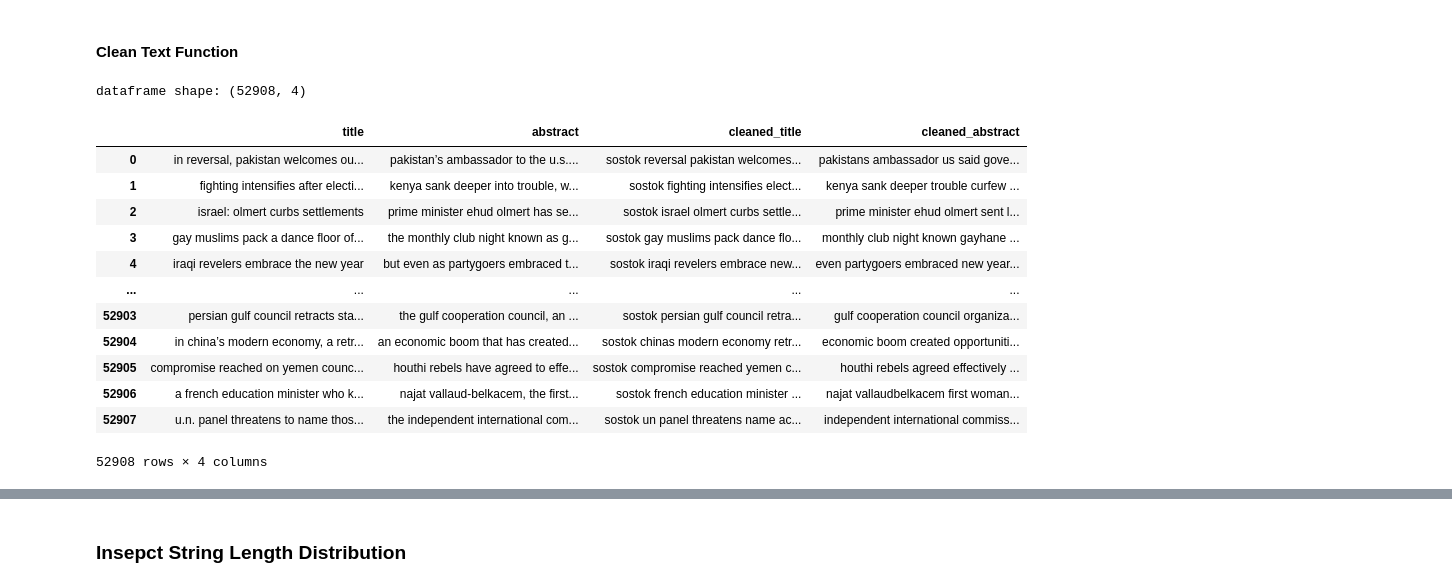
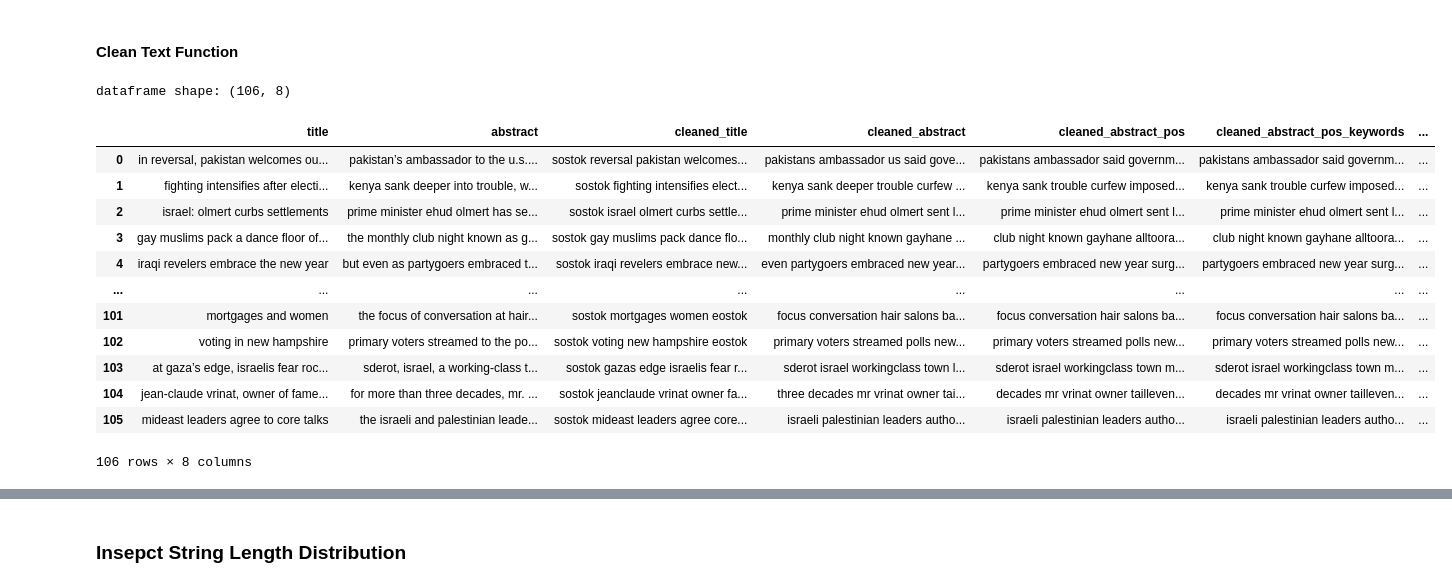
Before and after one commit to sirutBuasai/nyt-news-summarization, a Jupyter notebook: nyt_lstm.ipynb, the cells around one changed output, grey strips where cells are left out. Saved outputs shown, nothing was run; the diff lists cells and outputs as text; code cells hidden in the pictures.

```diff
--- a/nyt_lstm.ipynb
+++ b/nyt_lstm.ipynb
@@ -72,12 +52,12 @@ LATENT_DIMENSION = 300
 EMBEDDING_DIMENSION = 100
 EPOCH = 10
 BATCH_SIZE = 128
-DATA_SET_RATIO = 0.5
+DATA_SET_RATIO = 0.001
 # %% [markdown]
 ## Data Pre-processing
 ### Initial Data Inspection
 # %%
-raw_data_path = '/content/gdrive/My Drive/Fourth Year/Natural Language Processing/Final Project/NYT_Dataset.csv'
+raw_data_path = 'NYT_Dataset.csv'
 raw_data = pd.read_csv(raw_data_path)
 raw_data = raw_data[:int(DATA_SET_RATIO*len(raw_data))]
 print(f'dataframe shape: {raw_data.shape}')
@@ -112,7 +92,7 @@ def pos_processing(abstract_sentences):
   verbsList = ['VB', 'VBD', 'VBG', 'VBN', 'VBP', 'VPZ'] # Verbs
   adjList = ['JJ', 'JJR', 'JJS'] # Adjectives
   pos_list = nounsList + verbsList + adjList
-  abstract_pos_filtered = abstract_pos.apply(lambda words: ' '.join([1 if pair[1] in pos_list else 0 for pair in words]))
+  abstract_pos_filtered = abstract_pos.apply(lambda words: ' '.join([pair[0] for pair in words if pair[1] in pos_list]))
 
   return abstract_pos_filtered
 # %% [markdown]
@@ -148,7 +111,7 @@ def ner_processing(abstract_sentences):
 # %%
 def preprocess_data(df):
   # drop unnecessary columns
-  unused_columns = ['Unnamed: 0', 'Date', 'ID', 'topic', 'keywords']
+  unused_columns = ['Unnamed: 0', 'Date', 'ID']
   df.drop(unused_columns, axis=1, inplace=True, errors='ignore')
 
   # drop dupliates and nan rows
@@ -159,52 +122,68 @@ def preprocess_data(df):
 
   # convert texts to lowercase
   df['abstract'] = df['abstract'].str.lower()
   df['title'] = df['title'].str.lower()
+  df['keywords'] = df['keywords'].str.lower()
+  df['topic'] = df['topic'].str.lower()
 
   # strip special characters
-  df['cleaned_title'] = df['title'].apply(lambda string: re.sub("[^a-zA-Z0-9 ]+", '', string))
-  df['cleaned_abstract'] = df['abstract'].apply(lambda string: re.sub("[^a-zA-Z0-9 ]+", '', string))
+  df['cleaned_title'] = df['title'].apply(lambda text: re.sub("[^a-zA-Z0-9 ]+", '', text))
+  df['cleaned_abstract'] = df['abstract'].apply(lambda text: re.sub("[^a-zA-Z0-9 ]+", '', text))
+  df['cleaned_keywords'] = df['keywords'].apply(lambda text: re.sub("[^a-zA-Z0-9 ]+", '', text))
+  df['cleaned_topic'] = df['topic'].apply(lambda text: re.sub("[^a-zA-Z0-9 ]+", '', text))
+
+  # add keywords and topics
+  df['cleaned_keywords'] = df['cleaned_keywords'].apply(lambda sentence: "".join(word for word in sentence))
+  df['cleaned_abstract_keywords'] = df['cleaned_abstract'] + df['cleaned_keywords'] + ' ' + df['topic']
 
   # convert string to list
-  df['cleaned_title'] = df['cleaned_title'].apply(lambda string: string.split())
-  df['cleaned_abstract'] = df['cleaned_abstract'].apply(lambda string: string.split())
+  df['cleaned_title'] = df['cleaned_title'].apply(lambda text: text.split())
+  df['cleaned_abstract'] = df['cleaned_abstract'].apply(lambda text: text.split())
+  df['cleaned_abstract_keywords'] = df['cleaned_abstract_keywords'].apply(lambda text: text.split())
 
   # remove stopwords
   stop_words = stopwords.words('english')
   df['cleaned_title'] = df['cleaned_title'].apply(lambda sentence: [word for word in sentence if word not in (stop_words)])
   df['cleaned_abstract'] = df['cleaned_abstract'].apply(lambda sentence: [word for word in sentence if word not in (stop_words)])
+  df['cleaned_abstract_keywords'] = df['cleaned_abstract_keywords'].apply(lambda sentence: [word for word in sentence if word not in (stop_words)])
 
   # convert list back to string
   df['cleaned_title'] = df['cleaned_title'].apply(lambda sentence: " ".join(word for word in sentence))
   df['cleaned_abstract'] = df['cleaned_abstract'].apply(lambda sentence: " ".join(word for word in sentence))
+  df['cleaned_abstract_keywords'] = df['cleaned_abstract_keywords'].apply(lambda sentence: " ".join(word for word in sentence))
 
     # filter and keep noun, verbs, and adj words; requires string sentences
-  df['cleaned_abstract'] = pos_processing(df['cleaned_abstract'])
+  df['cleaned_abstract_pos'] = pos_processing(df['cleaned_abstract'])
+  df['cleaned_abstract_pos_keywords'] = pos_processing(df['cleaned_abstract_keywords'])
 
-#   # ATTENTION MASK GENERATION NEEDS TO BE LAST PART OF PROCESSING FUNCTION
-#   # identify named-entities; NER requires string sentences
-#   df['cleaned_abstract'], df['ner_attn_mask'] = ner_processing(df['cleaned_abstract'])
+  # identify named-entities; NER requires string sentences
+  df['cleaned_abstract_pos_ner'] = ner_processing(df['cleaned_abstract_pos'])
+  df['cleaned_abstract_pos_keywords_ner'] = ner_processing(df['cleaned_abstract_pos_keywords'])
 
   # add start and end tokens for title
   df['cleaned_title'] = df['cleaned_title'].apply(lambda text: 'sostok ' + text + ' eostok')
+
+  # drop unnecessary columns
+  unnecessary_columns = ['topic', 'keywords', 'cleaned_keywords', 'cleaned_topic', 'cleaned_abstract_keywords']
+  df.drop(unnecessary_columns, axis=1, inplace=True, errors='ignore')
 
   return df
 
 cleaned_data = preprocess_data(raw_data)
 print(f'dataframe shape: {cleaned_data.shape}')
 cleaned_data
 # %% [output]
-dataframe shape: (52908, 4)
+dataframe shape: (106, 8)
-|  | title | abstract | cleaned_title | cleaned_abstract |
-| 0 | in reversal, pakistan welcomes ou... | pakistan’s ambassador to the u.s.... | sostok reversal pakistan welcomes... | pakistans ambassador us said gove... |
-| 1 | fighting intensifies after electi... | kenya sank deeper into trouble, w... | sostok fighting intensifies elect... | kenya sank deeper trouble curfew ... |
-| 2 | israel: olmert curbs settlements | prime minister ehud olmert has se... | sostok israel olmert curbs settle... | prime minister ehud olmert sent l... |
-| 3 | gay muslims pack a dance floor of... | the monthly club night known as g... | sostok gay muslims pack dance flo... | monthly club night known gayhane ... |
-| 4 | iraqi revelers embrace the new year | but even as partygoers embraced t... | sostok iraqi revelers embrace new... | even partygoers embraced new year... |
-| ... | ... | ... | ... | ... |
-| 52903 | persian gulf council retracts sta... | the gulf cooperation council, an ... | sostok persian gulf council retra... | gulf cooperation council organiza... |
-| 52904 | in china’s modern economy, a retr... | an economic boom that has created... | sostok chinas modern economy retr... | economic boom created opportuniti... |
-| 52905 | compromise reached on yemen counc... | houthi rebels have agreed to effe... | sostok compromise reached yemen c... | houthi rebels agreed effectively ... |
-| 52906 | a french education minister who k... | najat vallaud-belkacem, the first... | sostok french education minister ... | najat vallaudbelkacem first woman... |
-| 52907 | u.n. panel threatens to name thos... | the independent international com... | sostok un panel threatens name ac... | independent international commiss... |
+|  | title | abstract | cleaned_title | cleaned_abstract | cleaned_abstract_pos | cleaned_abstract_pos_keywords | ... |
+| 0 | in reversal, pakistan welcomes ou... | pakistan’s ambassador to the u.s.... | sostok reversal pakistan welcomes... | pakistans ambassador us said gove... | pakistans ambassador said governm... | pakistans ambassador said governm... | ... |
+| 1 | fighting intensifies after electi... | kenya sank deeper into trouble, w... | sostok fighting intensifies elect... | kenya sank deeper trouble curfew ... | kenya sank trouble curfew imposed... | kenya sank trouble curfew imposed... | ... |
+| 2 | israel: olmert curbs settlements | prime minister ehud olmert has se... | sostok israel olmert curbs settle... | prime minister ehud olmert sent l... | prime minister ehud olmert sent l... | prime minister ehud olmert sent l... | ... |
+| 3 | gay muslims pack a dance floor of... | the monthly club night known as g... | sostok gay muslims pack dance flo... | monthly club night known gayhane ... | club night known gayhane alltoora... | club night known gayhane alltoora... | ... |
+| 4 | iraqi revelers embrace the new year | but even as partygoers embraced t... | sostok iraqi revelers embrace new... | even partygoers embraced new year... | partygoers embraced new year surg... | partygoers embraced new year surg... | ... |
+| ... | ... | ... | ... | ... | ... | ... | ... |
+| 101 | mortgages and women | the focus of conversation at hair... | sostok mortgages women eostok | focus conversation hair salons ba... | focus conversation hair salons ba... | focus conversation hair salons ba... | ... |
+| 102 | voting in new hampshire | primary voters streamed to the po... | sostok voting new hampshire eostok | primary voters streamed polls new... | primary voters streamed polls new... | primary voters streamed polls new... | ... |
+| 103 | at gaza’s edge, israelis fear roc... | sderot, israel, a working-class t... | sostok gazas edge israelis fear r... | sderot israel workingclass town l... | sderot israel workingclass town m... | sderot israel workingclass town m... | ... |
+| 104 | jean-claude vrinat, owner of fame... | for more than three decades, mr. ... | sostok jeanclaude vrinat owner fa... | three decades mr vrinat owner tai... | decades mr vrinat owner tailleven... | decades mr vrinat owner tailleven... | ... |
+| 105 | mideast leaders agree to core talks | the israeli and palestinian leade... | sostok mideast leaders agree core... | israeli palestinian leaders autho... | israeli palestinian leaders autho... | israeli palestinian leaders autho... | ... |
-52908 rows × 4 columns
+106 rows × 8 columns
```
Also changed, not shown: parts of 15 cells of this notebook.
